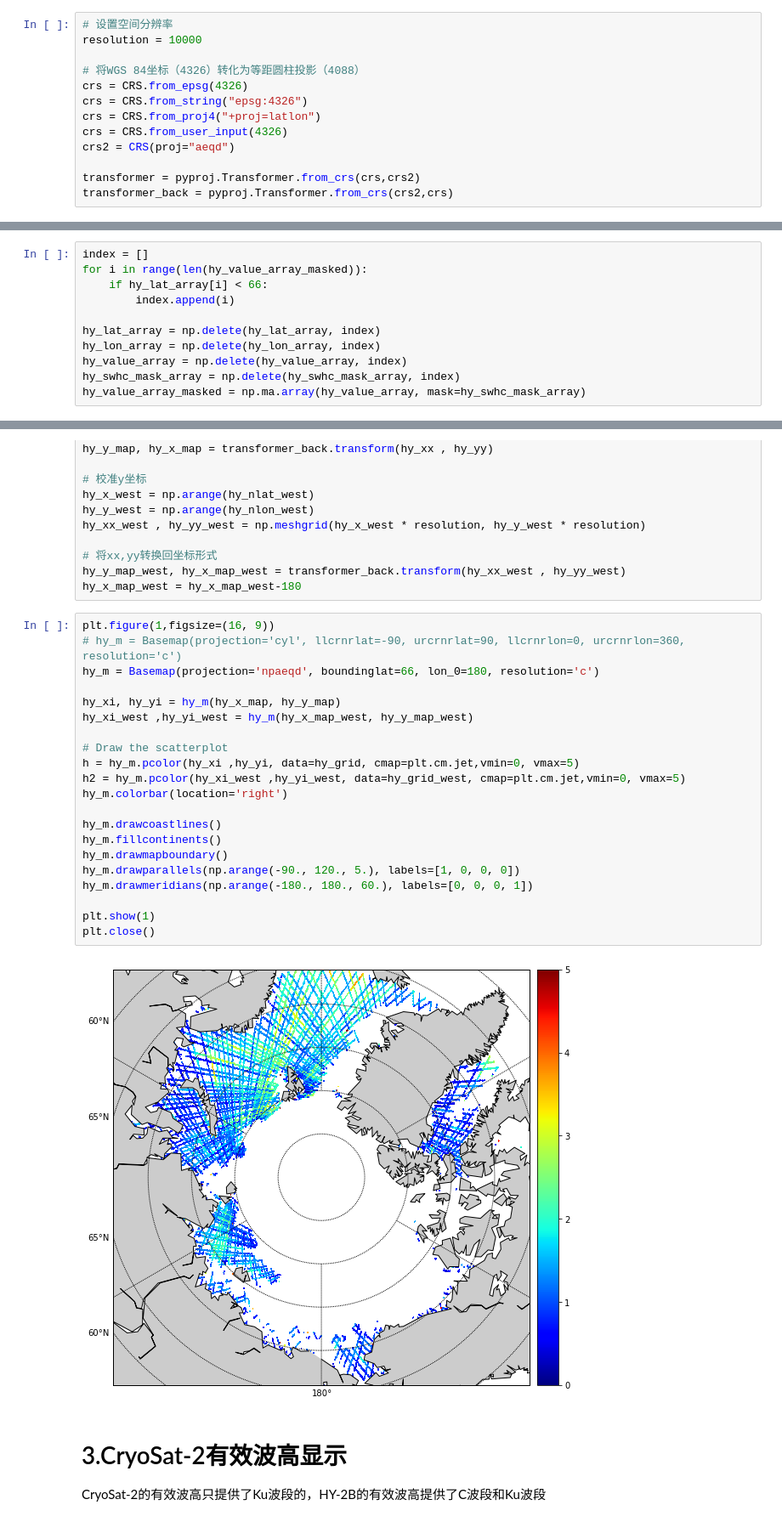
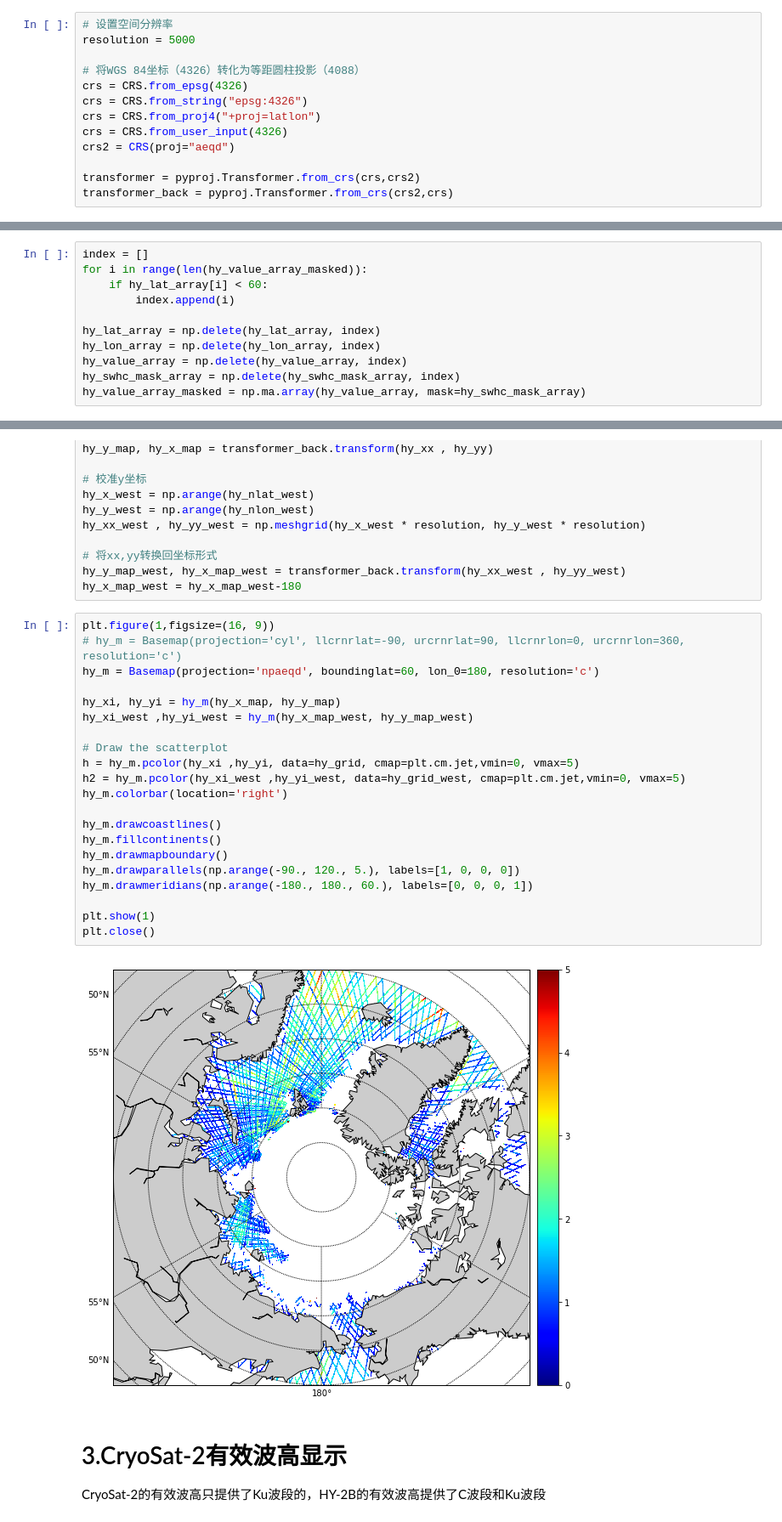
Before and after one commit to LittlematchLM/remote_sensing, a Jupyter notebook: main.ipynb, the cells around one changed output, grey strips where cells are left out. Shown at 85% size. Drawn from its saved outputs; the diff is of its cells as text.

```diff
--- a/main.ipynb
+++ b/main.ipynb
@@ -24,7 +24,7 @@ from netCDF4 import Dataset
 import pandas as pd
 # %%
 # 设置空间分辨率
-resolution = 10000
+resolution = 5000
 
 # 将WGS 84坐标（4326）转化为等距圆柱投影（4088）
 crs = CRS.from_epsg(4326)
@@ -156,7 +156,7 @@ hy_value_array_masked = np.ma.array(hy_value_array, mask=hy_swhc_mask_array)
 # %%
 index = []
 for i in range(len(hy_value_array_masked)):
-    if hy_lat_array[i] < 66:
+    if hy_lat_array[i] < 60:
         index.append(i)
 
 hy_lat_array = np.delete(hy_lat_array, index)
@@ -201,26 +201,26 @@ hy_x_map_west = hy_x_map_west-180
 # %%
 plt.figure(1,figsize=(16, 9))
 # hy_m = Basemap(projection='cyl', llcrnrlat=-90, urcrnrlat=90, llcrnrlon=0, urcrnrlon=360, resolution='c')
-hy_m = Basemap(projection='npaeqd', boundinglat=66, lon_0=180, resolution='c')
+hy_m = Basemap(projection='npaeqd', boundinglat=60, lon_0=180, resolution='c')
 
 hy_xi, hy_yi = hy_m(hy_x_map, hy_y_map)
 hy_xi_west ,hy_yi_west = hy_m(hy_x_map_west, hy_y_map_west)
 
 # Draw the scatterplot
 h = hy_m.pcolor(hy_xi ,hy_yi, data=hy_grid, cmap=plt.cm.jet,vmin=0, vmax=5)
 h2 = hy_m.pcolor(hy_xi_west ,hy_yi_west, data=hy_grid_west, cmap=plt.cm.jet,vmin=0, vmax=5)
 hy_m.colorbar(location='right')
 
 hy_m.drawcoastlines()
 hy_m.fillcontinents()
 hy_m.drawmapboundary()
 hy_m.drawparallels(np.arange(-90., 120., 5.), labels=[1, 0, 0, 0])
 hy_m.drawmeridians(np.arange(-180., 180., 60.), labels=[0, 0, 0, 1])
 
 plt.show(1)
 plt.close()
 # %% [output]
-[figure, old version]
+[figure, new version]
 # %% [markdown]
 # 3.CryoSat-2有效波高显示
 
```
Also changed, not shown: parts of 19 cells of this notebook, 3 other files.
